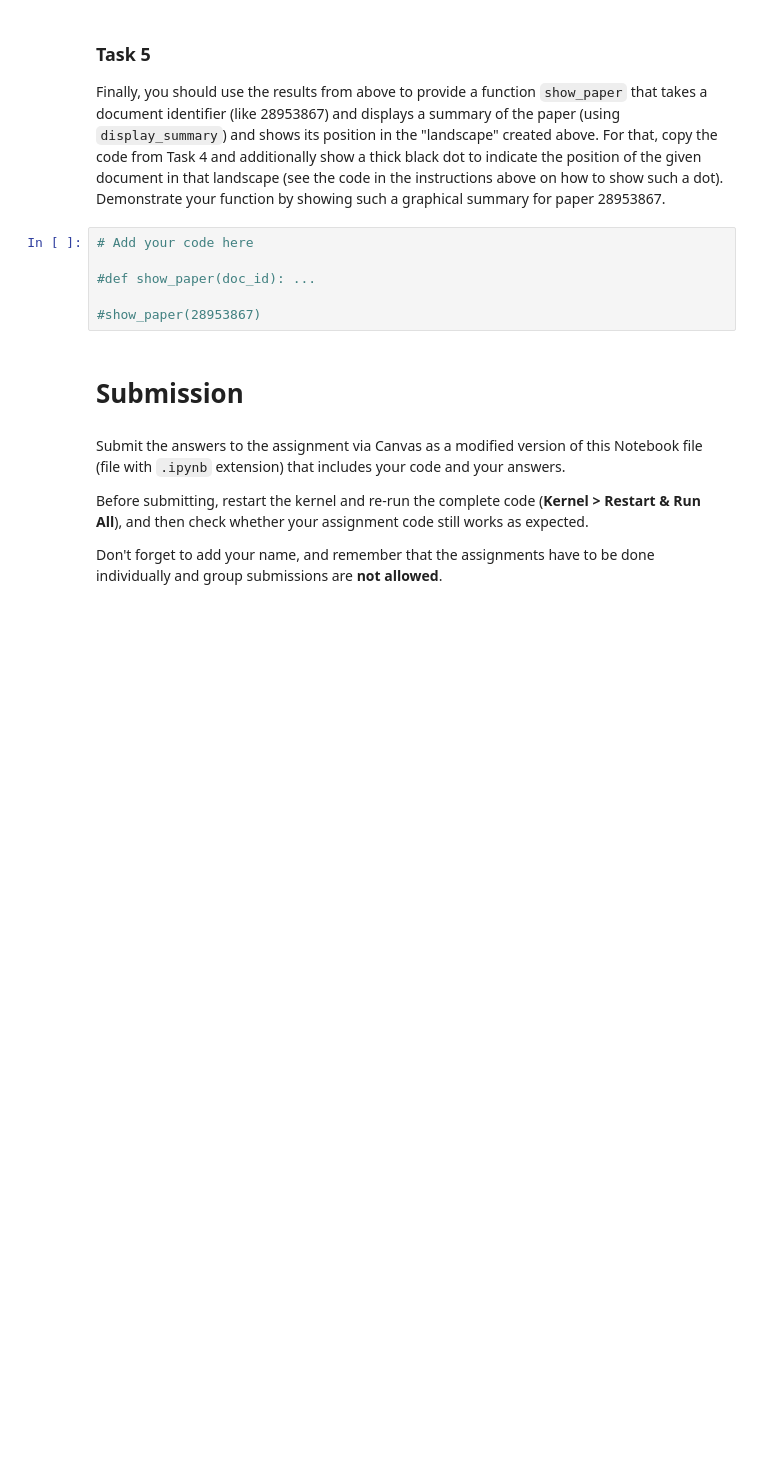
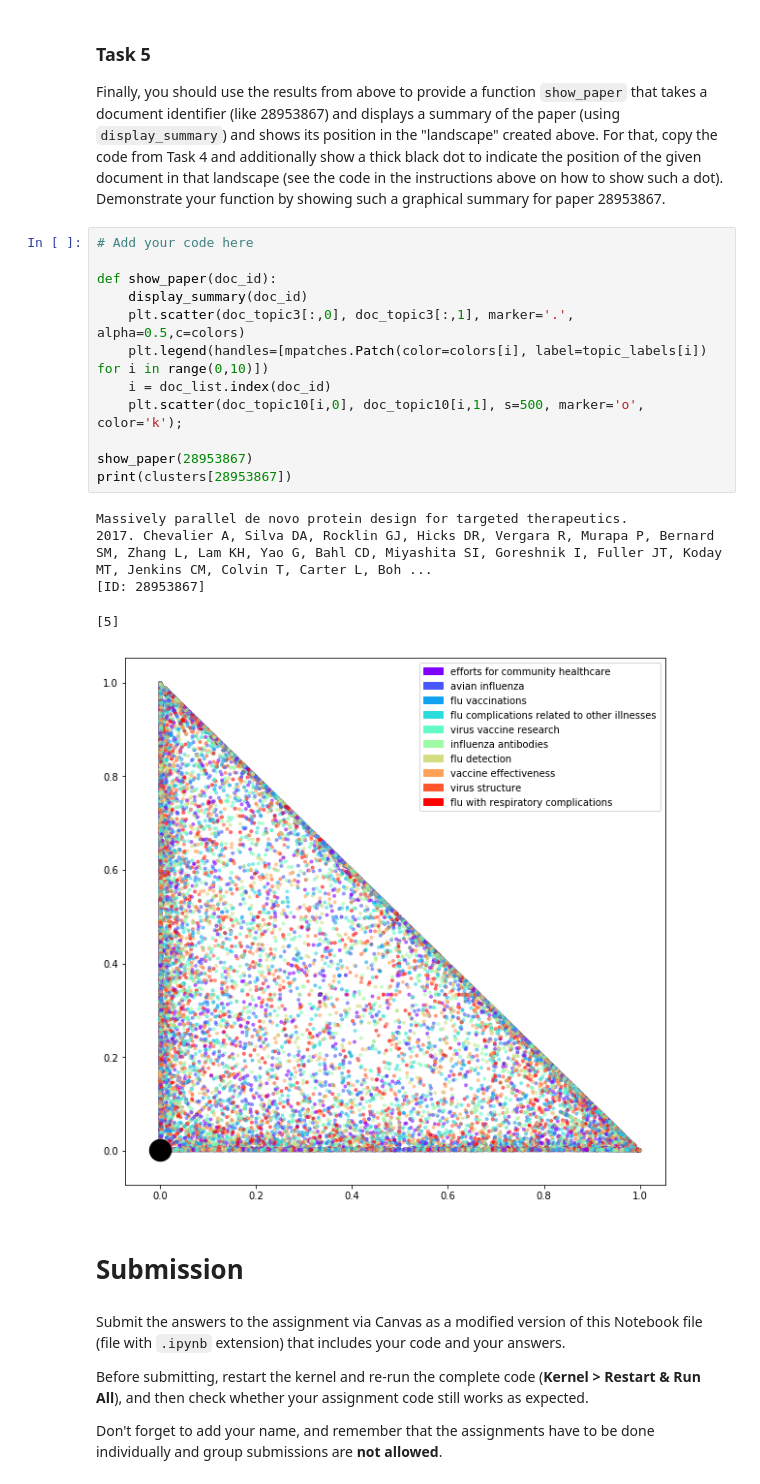
Before and after one commit to rockaflacka47/Information-Retrieval, a Jupyter notebook: IR2018-master/06_clustering.ipynb, the cells around one changed output. Cells and saved outputs as stored; diff of their text form; blank space fills up the shorter version.

```diff
--- a/IR2018-master/06_clustering.ipynb
+++ b/IR2018-master/06_clustering.ipynb
@@ -305,12 +363,24 @@ In the end you can run the command below to add a legend to the plot, using the
 ### Task 5
 
 Finally, you should use the results from above to provide a function `show_paper` that takes a document identifier (like 28953867) and displays a summary of the paper (using `display_summary`) and shows its position in the "landscape" created above. For that, copy the code from Task 4 and additionally show a thick black dot to indicate the position of the given document in that landscape (see the code in the instructions above on how to show such a dot). Demonstrate your function by showing such a graphical summary for paper 28953867.
-# %%
-# Add your code here
-
-#def show_paper(doc_id): ...
-
-#show_paper(28953867)
+# %%
+# Add your code here
+
+def show_paper(doc_id):
+    display_summary(doc_id)
+    plt.scatter(doc_topic3[:,0], doc_topic3[:,1], marker='.', alpha=0.5,c=colors)
+    plt.legend(handles=[mpatches.Patch(color=colors[i], label=topic_labels[i]) for i in range(0,10)])
+    i = doc_list.index(doc_id)
+    plt.scatter(doc_topic10[i,0], doc_topic10[i,1], s=500, marker='o', color='k');
+
+show_paper(28953867)
+print(clusters[28953867])
+# %% [output]
+Massively parallel de novo protein design for targeted therapeutics.
+2017. Chevalier A, Silva DA, Rocklin GJ, Hicks DR, Vergara R, Murapa P, Bernard SM, Zhang L, Lam KH, Yao G, Bahl CD, Miyashita SI, Goreshnik I, Fuller JT, Koday MT, Jenkins CM, Colvin T, Carter L, Boh ...
+[ID: 28953867]
+[5]
+[figure, added]
 # %% [markdown]
 # Submission
 # %% [markdown]
```
Also changed, not shown: parts of 14 cells of this notebook.
